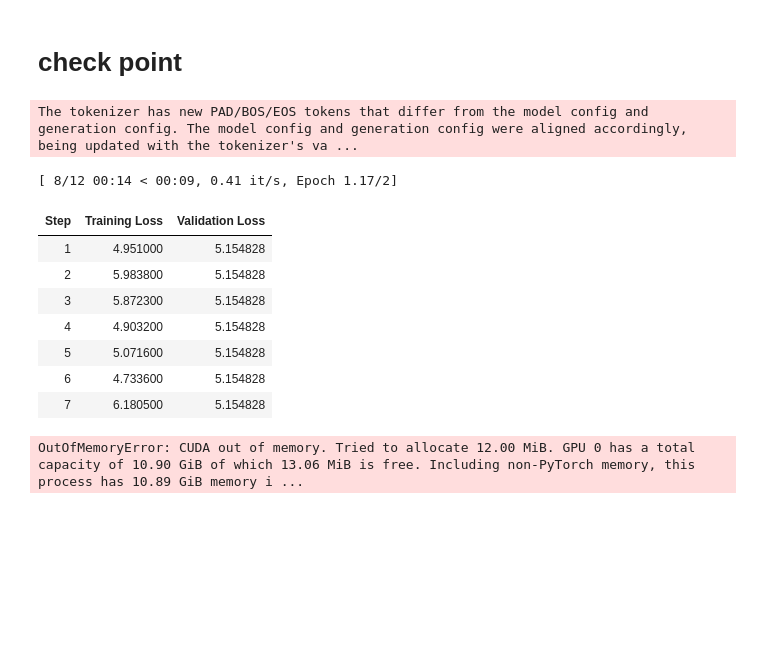
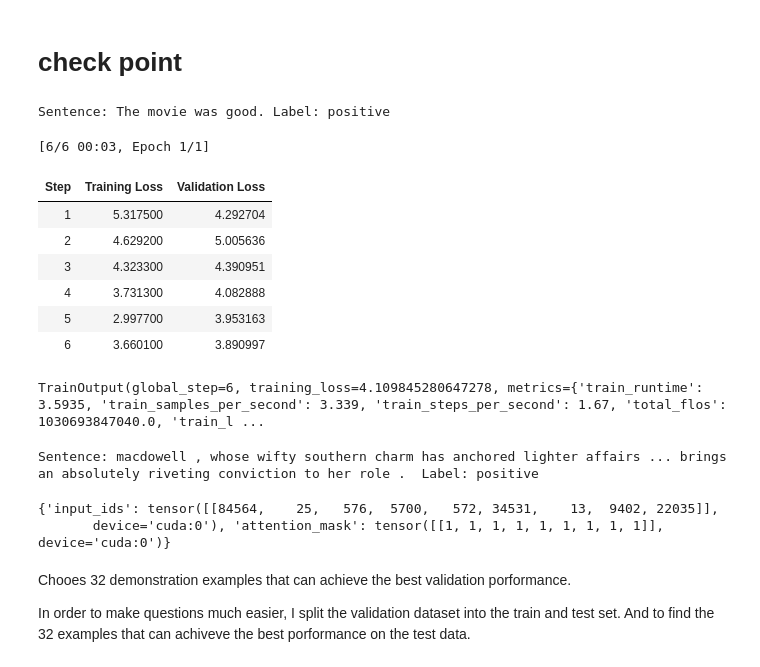
Before and after one commit to weiguo-li/Incontext-learning, a Jupyter notebook: test.ipynb, the cells around one changed output. Saved outputs shown, nothing was run; the diff lists cells and outputs as text; code cells hidden in the pictures; blank space fills up the shorter version.

```diff
--- a/test.ipynb
+++ b/test.ipynb
@@ -19,6 +19,7 @@ dataset = load_dataset("glue", "sst2", split="validation")
 # Load Qwen3 tokenizer and model
 model_name = "Qwen/Qwen3-0.6B"
 model_path = "/home/students/wli/UniHeidelberg/semster2/final_projects/models/Qwen3-0.6B-Base"
+model_path = model_name
 tokenizer = AutoTokenizer.from_pretrained(model_path)
 model = AutoModelForCausalLM.from_pretrained(model_path).to(device)
 
@@ -26,8 +27,8 @@ model = AutoModelForCausalLM.from_pretrained(model_path).to(device)
 if tokenizer.pad_token is None:
     tokenizer.pad_token = tokenizer.eos_token
 # %%
-train_dataset = dataset.select(range(12))
-test_dataset = dataset.select(range(12,16))
+train_dataset = dataset.select(range(300)) # the orginal paper use this
+test_dataset = dataset.select(range(300,340))
 # Format examples as causal LM inputs
 def preprocess_function(examples):
     label_map = {0: "negative", 1: "positive"}
@@ -54,6 +55,22 @@ train_tokenized_datasets = train_dataset.map(preprocess_function, batched = True
 test_tokenized_datasets = test_dataset.map(preprocess_function, batched=True, remove_columns=test_dataset.column_names)
 # Data collator (handles padding dynamically in batch)
 data_collator = DataCollatorForLanguageModeling(tokenizer=tokenizer, mlm=False)
+# %%
+# test the behavior of LLM before fine tuing
+prompt = "Sentence: The movie was good. Label:"
+inputs = tokenizer(prompt, return_tensors="pt").to(device)
+# You can control max_length or early stopping
+output_ids = model.generate(
+    **inputs,
+    max_new_tokens=1,    # adjust based on expected label length
+    do_sample=False       # greedy decoding
+)
+
+# Decode generated tokens
+generated_text = tokenizer.decode(output_ids[0], skip_special_tokens=True)
+print(generated_text)
+# %% [output]
+Sentence: The movie was good. Label: positive
 # %%
 def custom_collator(features):
     input_ids = [torch.tensor(f["input_ids"], dtype=torch.long) for f in features]
@@ -66,47 +83,47 @@ def custom_collator(features):
 
     return {"input_ids": input_ids, "attention_mask": attention_mask, "labels": labels}
 
 data_collator = custom_collator
 
 # Training arguments
 training_args = TrainingArguments(
     output_dir="./qwen3_sst2_lm",
     eval_strategy="steps",
     eval_steps=1,
-    save_steps=500,
+    # save_steps=500,
     logging_steps=1,
     per_device_train_batch_size=2,
     per_device_eval_batch_size=2,
     # gradient_accumulation_steps=,
-    num_train_epochs=2,
+    num_train_epochs=1,
     learning_rate=5e-5,
     weight_decay=0.01,
-    save_total_limit=1,
-    fp16=True,
-    push_to_hub=False,
+    # save_total_limit=1,
+    save_strategy = "no",
+    # fp16=True,
+    # push_to_hub=False,
+    report_to="none"
 )
 
 # Initialize Trainer
 trainer = Trainer(
     model=model,
     args=training_args,
     train_dataset=train_tokenized_datasets,
     eval_dataset=test_tokenized_datasets,
-    tokenizer=tokenizer,
+    # tokenizer=tokenizer,
     data_collator=data_collator
 )
 
 # Start training
 trainer.train()
 # %% [output]
-The tokenizer has new PAD/BOS/EOS tokens that differ from the model config and generation config. The model config and generation config were aligned accordingly, being updated with the tokenizer's va ...
+[6/6 00:03, Epoch 1/1]
+| Step | Training Loss | Validation Loss |
+| 1 | 5.317500 | 4.292704 |
+| 2 | 4.629200 | 5.005636 |
+| 3 | 4.323300 | 4.390951 |
+| 4 | 3.731300 | 4.082888 |
+| 5 | 2.997700 | 3.953163 |
+| 6 | 3.660100 | 3.890997 |
-[ 8/12 00:14 < 00:09, 0.41 it/s, Epoch 1.17/2]
+TrainOutput(global_step=6, training_loss=4.109845280647278, metrics={'train_runtime': 3.5935, 'train_samples_per_second': 3.339, 'train_steps_per_second': 1.67, 'total_flos': 1030693847040.0, 'train_l ...
-| Step | Training Loss | Validation Loss |
-| 1 | 4.951000 | 5.154828 |
-| 2 | 5.983800 | 5.154828 |
-| 3 | 5.872300 | 5.154828 |
-| 4 | 4.903200 | 5.154828 |
-| 5 | 5.071600 | 5.154828 |
-| 6 | 4.733600 | 5.154828 |
-| 7 | 6.180500 | 5.154828 |
-OutOfMemoryError: CUDA out of memory. Tried to allocate 12.00 MiB. GPU 0 has a total capacity of 10.90 GiB of which 13.06 MiB is free. Including non-PyTorch memory, this process has 10.89 GiB memory i ...
@@ -133,0 +130,20 @@ print("labels shape:", batch["labels"].shape)
+# %%
+prompt = "Sentence: macdowell , whose wifty southern charm has anchored lighter affairs ... brings an absolutely riveting conviction to her role .  Label:"
+inputs = tokenizer(prompt, return_tensors="pt").to(device)
+# You can control max_length or early stopping
+output_ids = model.generate(
+    **inputs,
+    max_new_tokens=1,    # adjust based on expected label length
+    do_sample=False       # greedy decoding
+)
+
+# Decode generated tokens
+generated_text = tokenizer.decode(output_ids[0], skip_special_tokens=True)
+print(generated_text)
+# %% [output]
+Sentence: macdowell , whose wifty southern charm has anchored lighter affairs ... brings an absolutely riveting conviction to her role .  Label: positive
+# %%
+inputs
+# %% [output]
+{'input_ids': tensor([[84564,    25,   576,  5700,   572, 34531,    13,  9402, 22035]],
+       device='cuda:0'), 'attention_mask': tensor([[1, 1, 1, 1, 1, 1, 1, 1, 1]], device='cuda:0')}
@@ -133,0 +153,4 @@ print("labels shape:", batch["labels"].shape)
+# %% [markdown]
+Chooes 32 demonstration examples that can achieve the best validation porformance.
+
+In order to make questions much easier, I split the validation dataset into the train and test set. And to find the 32 examples that can achiveve the best porformance on the test data.
```
Also changed, not shown: parts of 5 cells of this notebook.
